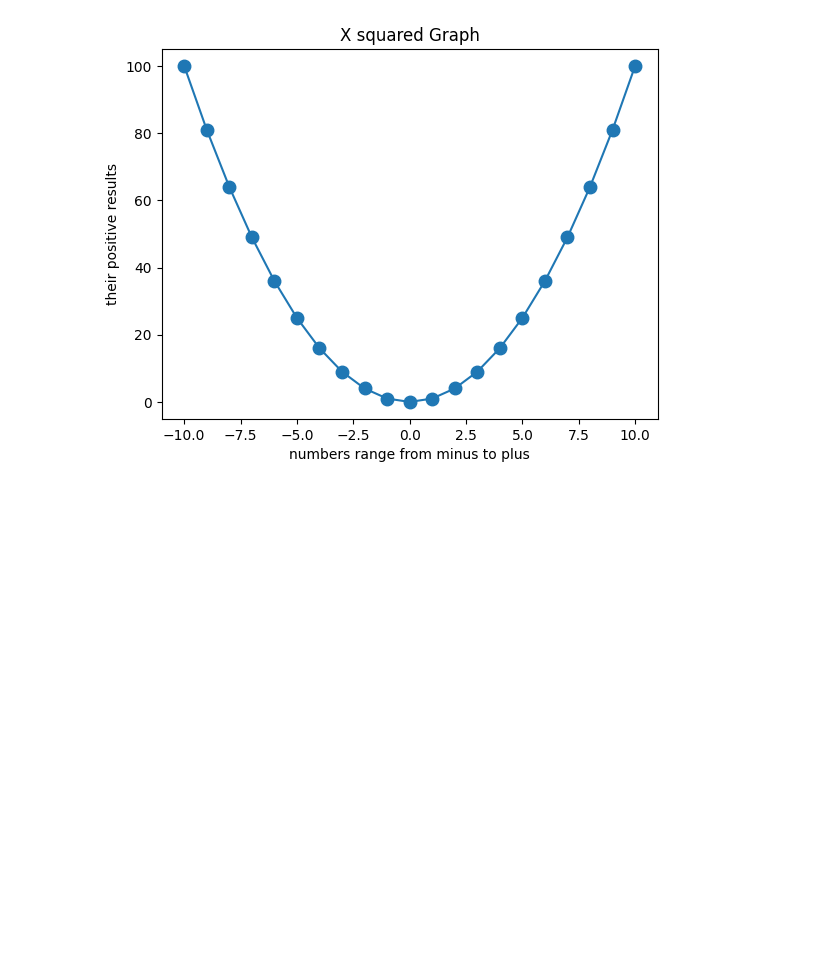
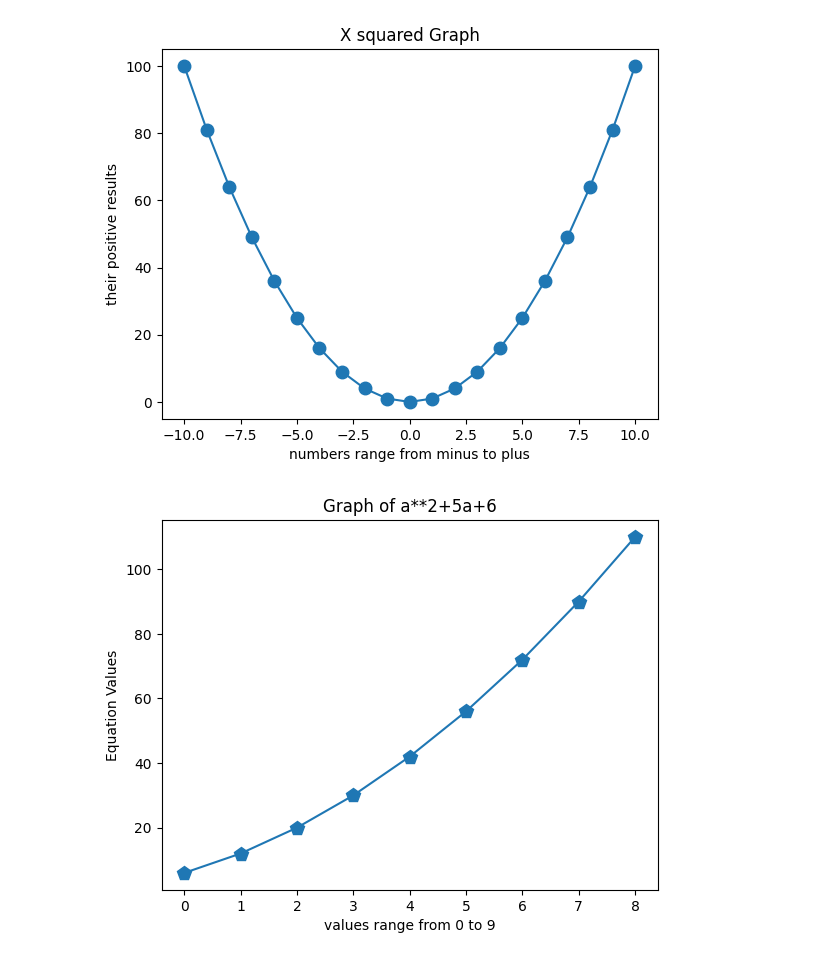
Before and after one commit to anbanshayan/Matplotlib, a Jupyter notebook: matplotlib2.ipynb, the cells around one changed output. Saved outputs shown, nothing was run; the diff lists cells and outputs as text; code cells hidden in the pictures; blank space fills up the shorter version.

Commit message:
another new graph established using matplotlib

```diff
--- a/matplotlib2.ipynb
+++ b/matplotlib2.ipynb
@@ -10,3 +10,13 @@ plt.ylabel("their positive results")
 plt.show()
 # %% [output]
 [figure]
+# %%
+a = np.array([i for i in range(0,9)])
+b = a**2+(5*a)+6
+plt.plot(a,b,marker="p",ms="10")
+plt.title("Graph of a**2+5a+6")
+plt.xlabel("values range from 0 to 9")
+plt.ylabel("Equation Values")
+plt.show()
+# %% [output]
+[figure, added]
```
